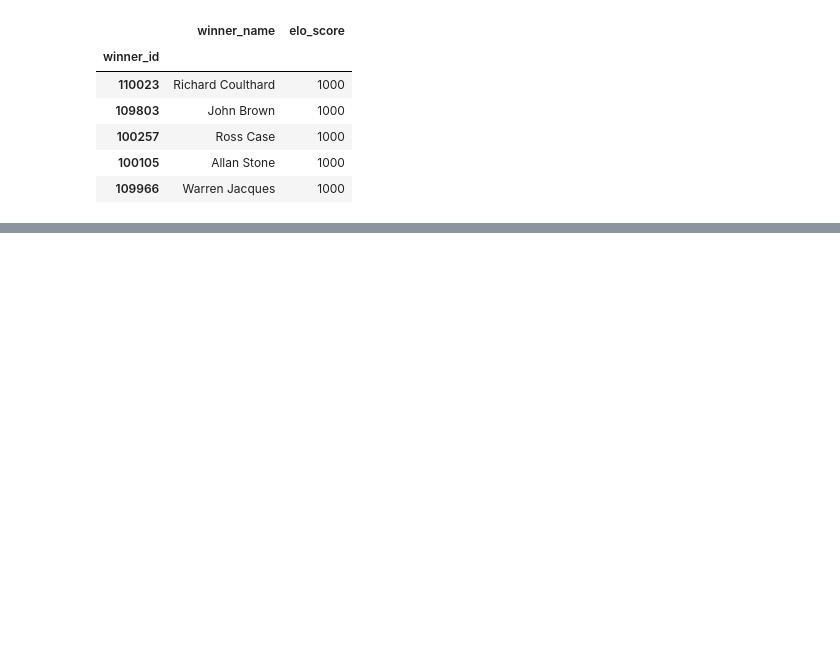
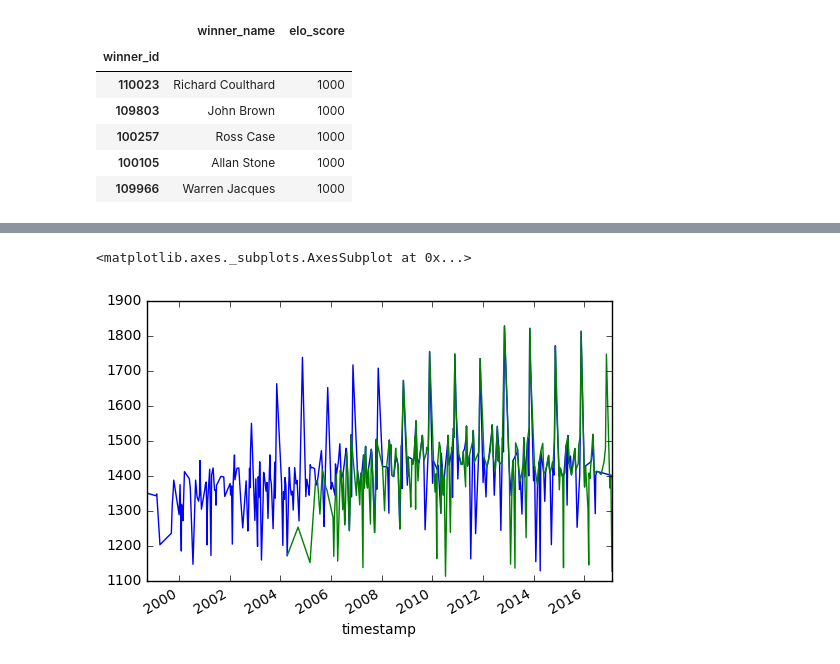
Before and after one commit to sinpe13/ATP-dataset, a Jupyter notebook: ATP dataset.ipynb, the cells around one changed output, grey strips where cells are left out. Drawn from its saved outputs; the diff is of its cells as text; code cells hidden in the pictures; blank space fills up the shorter version.

```diff
--- a/ATP dataset.ipynb
+++ b/ATP dataset.ipynb
@@ -136,0 +190,4 @@ Name: 160636, dtype: object
+# %%
+elo_scores = elo_df.apply(lambda x: elo_calc(x), axis = 1)
+# %%
+elo_df = pd.merge(elo_df, elo_scores, left_index = True, right_index = True)
@@ -136,0 +204,3 @@ Name: 160636, dtype: object
+# %%
+roger_federer = elo_df[elo_df['winner_name'] == 'Roger Federer']['elo_winner']
+novak_djokovic = elo_df[elo_df['winner_name'] == 'Novak Djokovic']['elo_winner']
@@ -136,0 +210,9 @@ Name: 160636, dtype: object
+# %%
+roger_federer = roger_federer.groupby(level=0).mean()
+novak_djokovic = novak_djokovic.groupby(level=0).mean()
+# %%
+roger_federer.plot()
+novak_djokovic.plot()
+# %% [output]
+<matplotlib.axes._subplots.AxesSubplot at 0x...>
+[figure, added]
```
Also changed, not shown: parts of 33 cells of this notebook.
